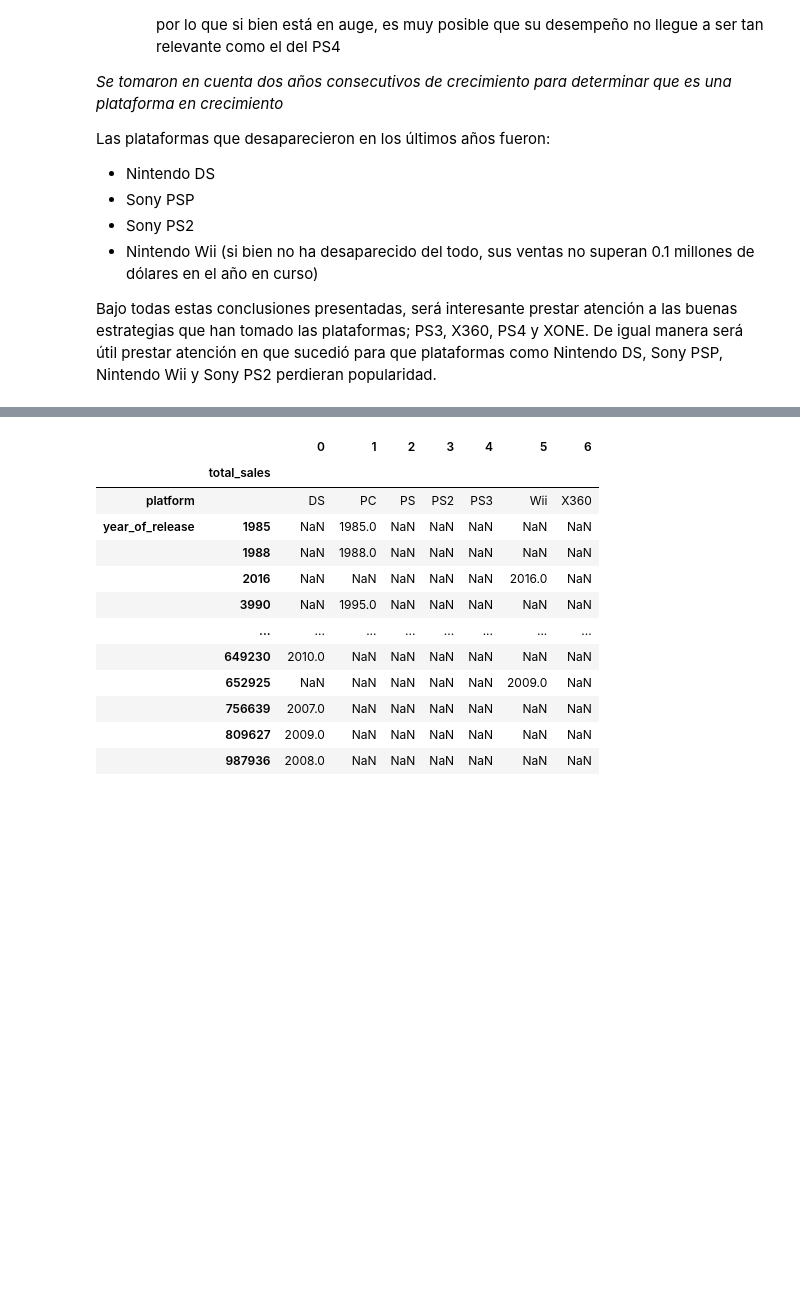
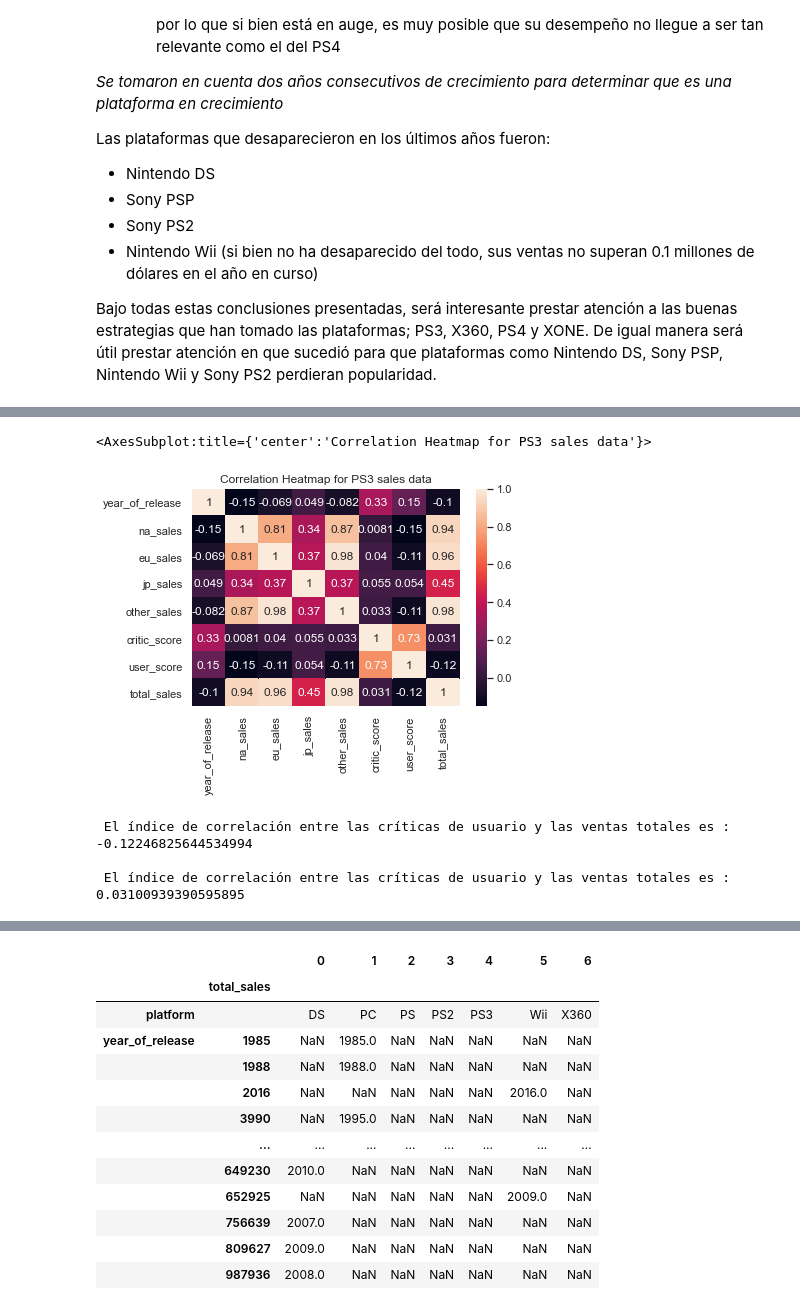
Before and after one commit to OmiHdz/project_s6, a Jupyter notebook: project_s6.ipynb, the cells around one changed output, grey strips where cells are left out. Saved outputs shown, nothing was run; the diff lists cells and outputs as text; code cells hidden in the pictures; blank space fills up the shorter version.

```diff
--- a/project_s6.ipynb
+++ b/project_s6.ipynb
@@ -855,0 +858,4 @@ Creando un gráfico de dispersión y calculando la correlación entre las reseñ
+# %%
+#Creando un df para la plataforma escogida (PS3)
+ps3 =top_10[top_10['platform']=='PS3']
+ps3.sample(5)
@@ -855,0 +869,5 @@ Creando un gráfico de dispersión y calculando la correlación entre las reseñ
+# %%
+#Eliminando las filas de user_score donde el valor sea "tbd" To Be Determined y convirtiendo el tipo de dato de la columna a float
+ps3= ps3[ps3['user_score']!='tbd']
+ps3['user_score'] = ps3['user_score'].astype(float)
+ps3
@@ -855,0 +902,14 @@ Creando un gráfico de dispersión y calculando la correlación entre las reseñ
+# %%
+plt.title('Correlation Heatmap for PS3 sales data')
+sns.heatmap(ps3.corr(),annot=True)
+# %% [output]
+<AxesSubplot:title={'center':'Correlation Heatmap for PS3 sales data'}>
+[figure, added]
+# %%
+print(f" El índice de correlación entre las críticas de usuario y las ventas totales es : {ps3['user_score'].corr(ps3['total_sales'])} ")
+print()
+print(f" El índice de correlación entre las críticas de usuario y las ventas totales es : {ps3['critic_score'].corr(ps3['total_sales'])} ")
+# %% [output]
+ El índice de correlación entre las críticas de usuario y las ventas totales es : -0.12246825644534994
+
+ El índice de correlación entre las críticas de usuario y las ventas totales es : 0.03100939390595895
```
Also changed, not shown: parts of 19 cells of this notebook.
